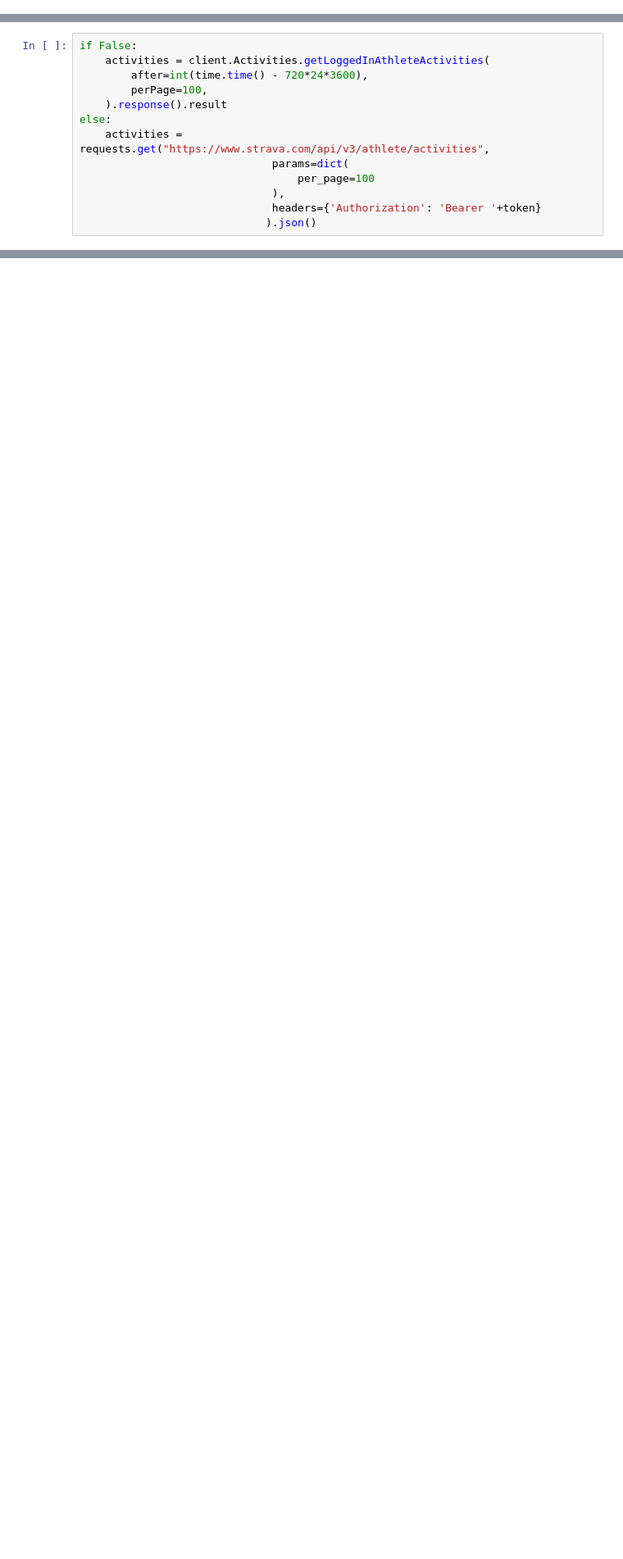
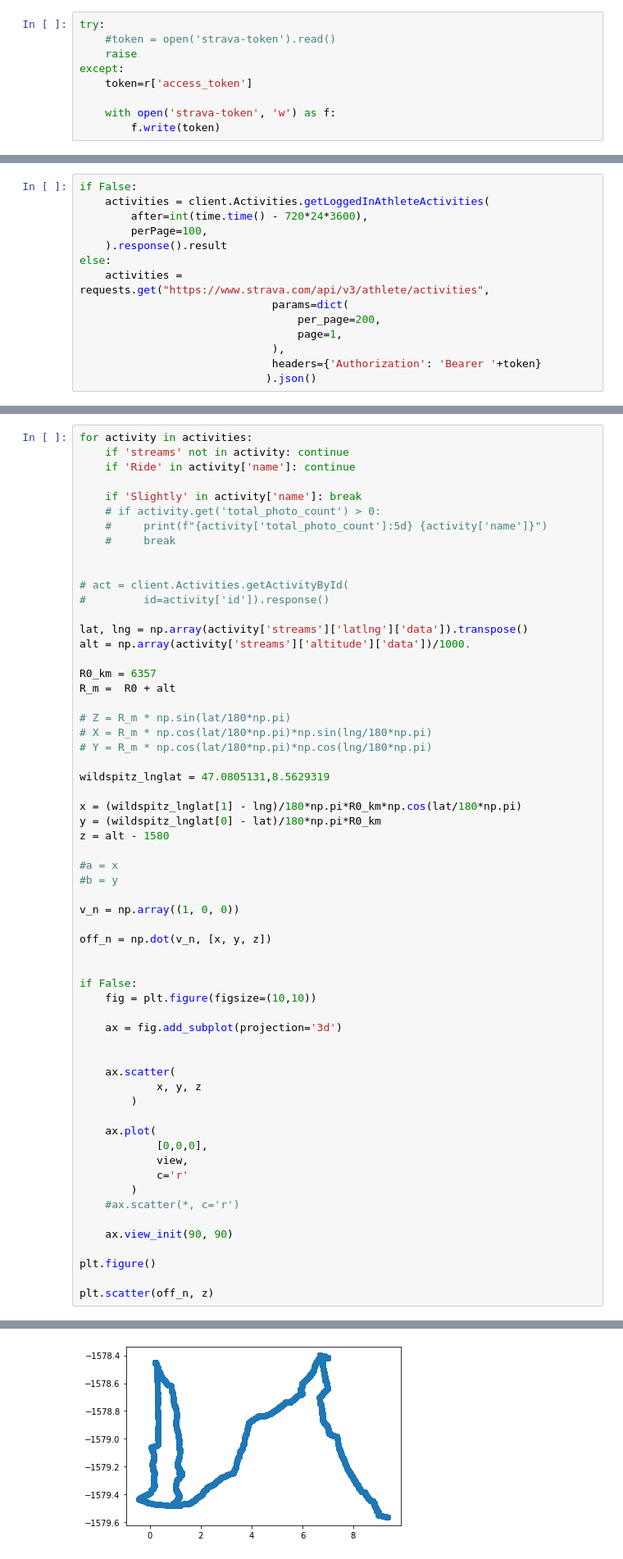
Before and after one commit to volodymyrss/strava-trail-analyze, a Jupyter notebook: trail.ipynb, the cells around one changed output, grey strips where cells are left out. Shown at 82% size. Drawn from its saved outputs; the diff is of its cells as text; blank space fills up the shorter version.

```diff
--- a/trail.ipynb
+++ b/trail.ipynb
@@ -78 +91,10 @@ token=r['access_token']
+# %%
+try:
+    #token = open('strava-token').read()
+    raise
+except:
+    token=r['access_token']
+
+    with open('strava-token', 'w') as f:
+        f.write(token)
 # %%
@@ -260,7 +221,8 @@ if False:
 else:
     activities = requests.get("https://www.strava.com/api/v3/athlete/activities",
                               params=dict(
-                                  per_page=100
+                                  per_page=200,
+                                  page=1,
                               ),
                               headers={'Authorization': 'Bearer '+token}
                              ).json()
@@ -289,0 +266,61 @@ def d_(x, n=10):
+# %%
+for activity in activities:
+    if 'streams' not in activity: continue
+    if 'Ride' in activity['name']: continue
+
+    if 'Slightly' in activity['name']: break
+    # if activity.get('total_photo_count') > 0:
+    #     print(f"{activity['total_photo_count']:5d} {activity['name']}")
+    #     break
+
+
+# act = client.Activities.getActivityById(
+#         id=activity['id']).response()
+
+lat, lng = np.array(activity['streams']['latlng']['data']).transpose()
+alt = np.array(activity['streams']['altitude']['data'])/1000.
+
+R0_km = 6357
+R_m =  R0 + alt
+
+# Z = R_m * np.sin(lat/180*np.pi)
+# X = R_m * np.cos(lat/180*np.pi)*np.sin(lng/180*np.pi)
+# Y = R_m * np.cos(lat/180*np.pi)*np.cos(lng/180*np.pi)
+
+wildspitz_lnglat = 47.0805131,8.5629319
+
+x = (wildspitz_lnglat[1] - lng)/180*np.pi*R0_km*np.cos(lat/180*np.pi)
+y = (wildspitz_lnglat[0] - lat)/180*np.pi*R0_km
+z = alt - 1580
+
+#a = x
+#b = y
+
+v_n = np.array((1, 0, 0))
+
+off_n = np.dot(v_n, [x, y, z])
+
+
+if False:
+    fig = plt.figure(figsize=(10,10))
+
+    ax = fig.add_subplot(projection='3d')
+
+
+    ax.scatter(
+            x, y, z
+        )
+
+    ax.plot(
+            [0,0,0],
+            view,
+            c='r'
+        )
+    #ax.scatter(*, c='r')
+
+    ax.view_init(90, 90)
+
+plt.figure()
+
+plt.scatter(off_n, z)
+# %% [output]
@@ -289,0 +328 @@ def d_(x, n=10):
+[figure, added]
```
Also changed, not shown: parts of 33 cells of this notebook, 3 other files.
